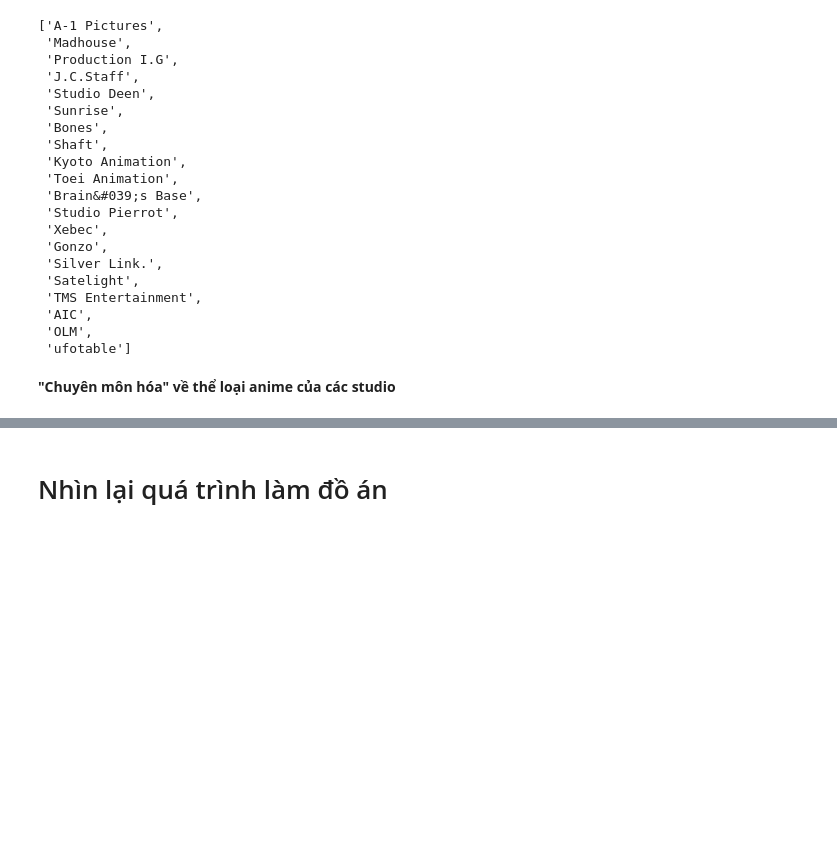
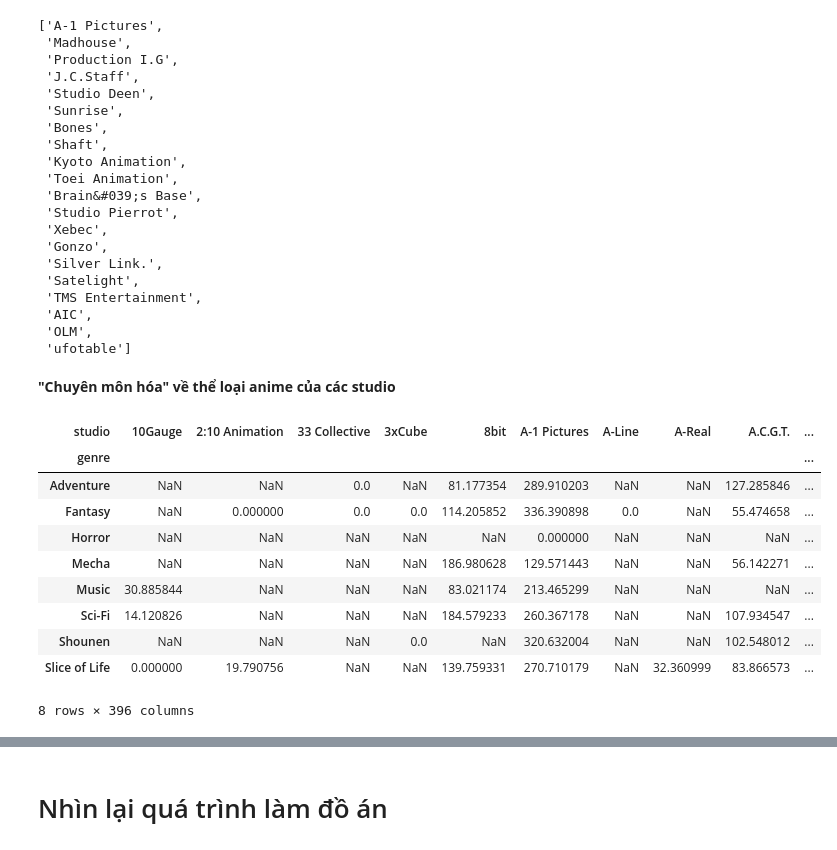
Before and after one commit to hungngocphat01/HCMUS-IntroDataSc-FinalProj, a Jupyter notebook: FINAL.ipynb, the cells around one changed output, grey strips where cells are left out. Cells and saved outputs as stored; diff of their text form; code cells hidden in the pictures; blank space fills up the shorter version.

```diff
--- a/FINAL.ipynb
+++ b/FINAL.ipynb
@@ -837,3 +837,17 @@ int_genres_df = (genres_mean_matrix * studio_weight_matrix).stack()
+# %%
+int_genres_matrix
+# %% [output]
+| studio | 10Gauge | 2:10 Animation | 33 Collective | 3xCube | 8bit | A-1 Pictures | A-Line | A-Real | A.C.G.T. | ... |
+| genre |  |  |  |  |  |  |  |  |  | ... |
+| Adventure | NaN | NaN | 0.0 | NaN | 81.177354 | 289.910203 | NaN | NaN | 127.285846 | ... |
+| Fantasy | NaN | 0.000000 | 0.0 | 0.0 | 114.205852 | 336.390898 | 0.0 | NaN | 55.474658 | ... |
+| Horror | NaN | NaN | NaN | NaN | NaN | 0.000000 | NaN | NaN | NaN | ... |
+| Mecha | NaN | NaN | NaN | NaN | 186.980628 | 129.571443 | NaN | NaN | 56.142271 | ... |
+| Music | 30.885844 | NaN | NaN | NaN | 83.021174 | 213.465299 | NaN | NaN | NaN | ... |
+| Sci-Fi | 14.120826 | NaN | NaN | NaN | 184.579233 | 260.367178 | NaN | NaN | 107.934547 | ... |
+| Shounen | NaN | NaN | NaN | 0.0 | NaN | 320.632004 | NaN | NaN | 102.548012 | ... |
+| Slice of Life | 0.000000 | 19.790756 | NaN | NaN | 139.759331 | 270.710179 | NaN | 32.360999 | 83.866573 | ... |
+8 rows × 396 columns
 # %%
 fig, axes = plt.subplots(2, 4, figsize=(20, 15))
 axes = axes.ravel()
```
Also changed, not shown: parts of 5 cells of this notebook.
